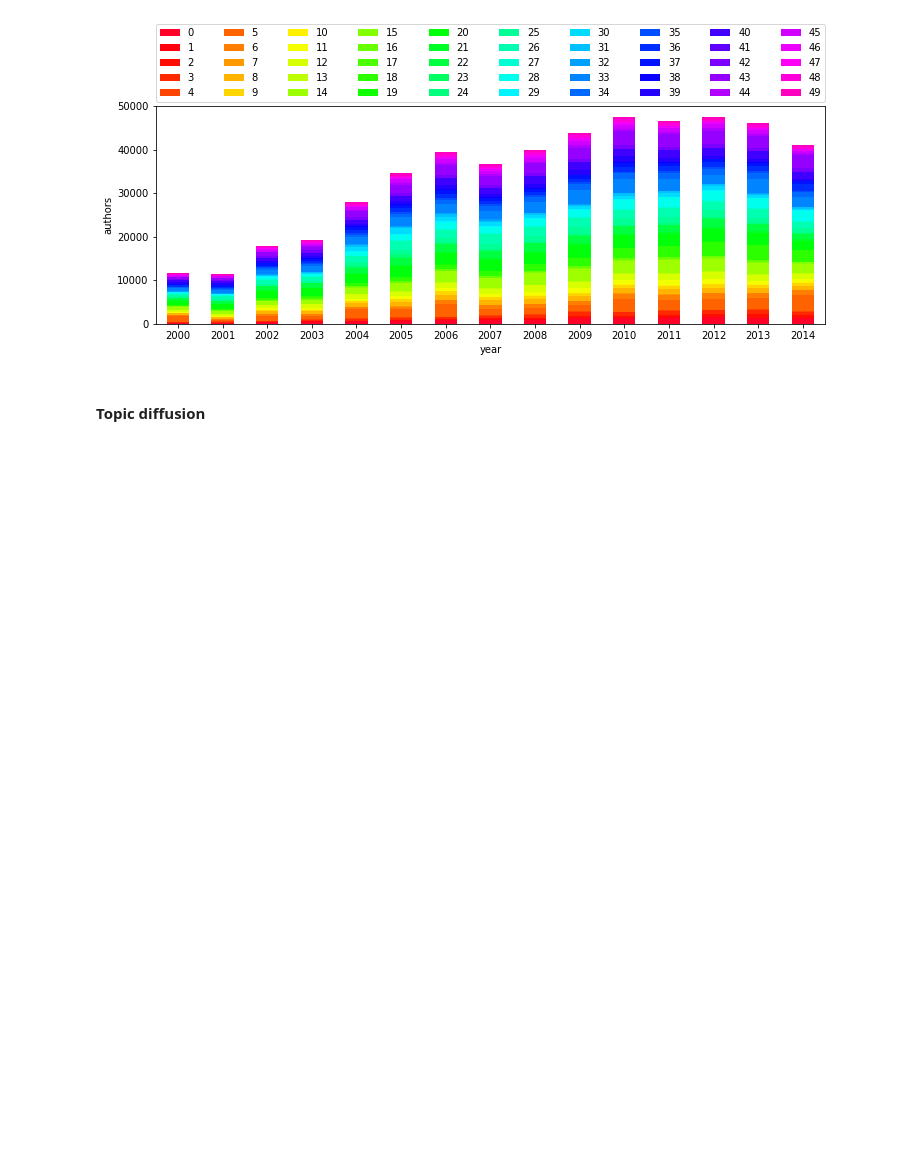
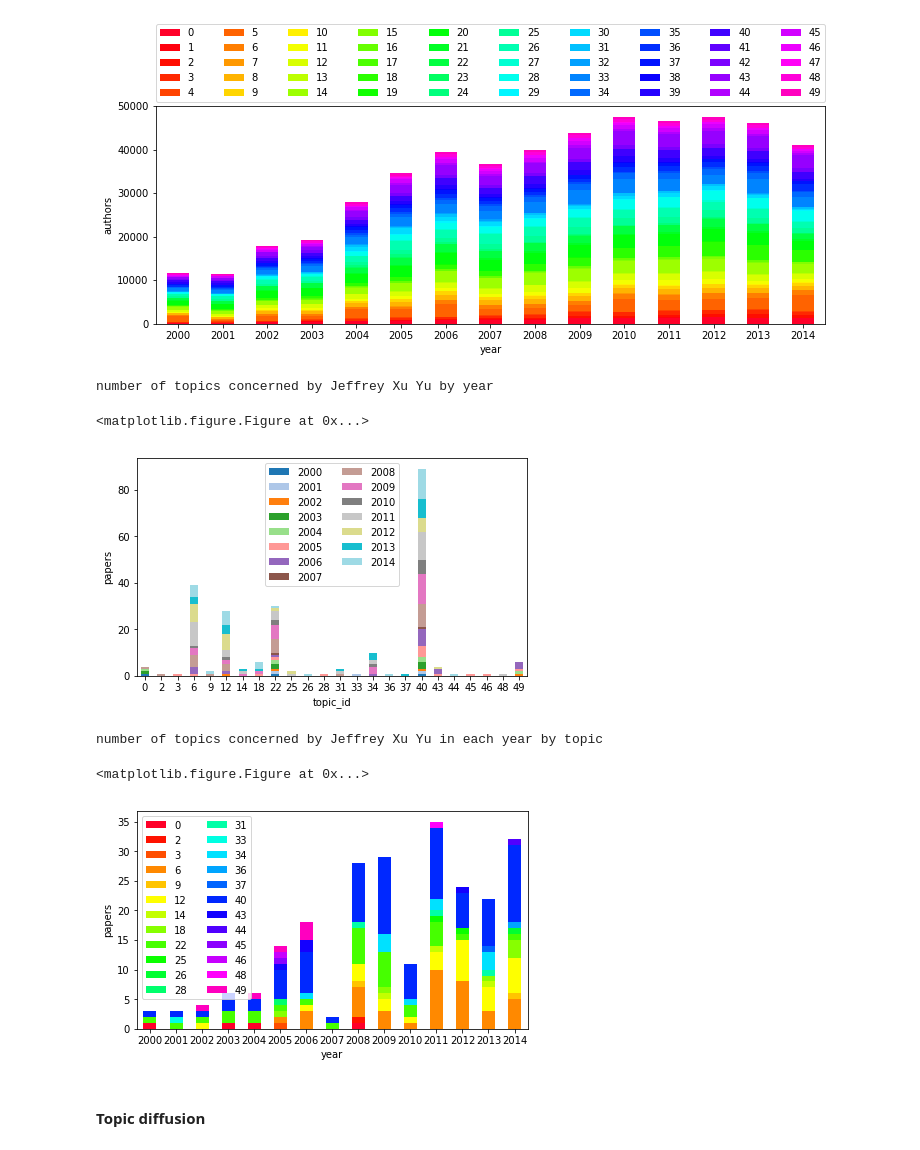
Before and after one commit to rupensa/tranet, a Jupyter notebook: notebook/TrAnET.ipynb, the cells around one changed output. Cells and saved outputs as stored; diff of their text form; code cells hidden in the pictures; blank space fills up the shorter version.

Commit message:
add plot on single author and mixed plots

```diff
--- a/notebook/TrAnET.ipynb
+++ b/notebook/TrAnET.ipynb
@@ -208,8 +207,8 @@ def get_authors():
     return res
 
 #plot dataframe of items <paper_id, author_name, year, topic_id> letting the authors to repeat in the count
-def plot_authors_overview(index, columns, cmap=plt.cm.Vega20):
-    t = authors_csv[authors_csv["topic_weight"] >= minimum_topic_weight].pivot_table(index=index, columns=columns, values='acm_id', aggfunc='count')
+def plot_authors_overview(index, column, cmap=plt.cm.Vega20):
+    t = authors_csv[authors_csv["topic_weight"] >= minimum_topic_weight].pivot_table(index=index, columns=column, values='acm_id', aggfunc='count')
     fig, ax = plt.subplots(1,1, figsize=(12,4))
     t.plot.bar(rot=0, stacked=True, ax=ax, cmap=cmap)
     plt.legend(bbox_to_anchor=(0., 1.02, 1., .102), loc=3, ncol=10, mode="expand", borderaxespad=0.)
@@ -219,8 +218,8 @@ def plot_authors_overview(index, columns, cmap=plt.cm.Vega20):
     return
 
 #plot dataframe of items <paper_id, author_name, year, topic_id> where the authors are not repeated in the count
-def plot_authors_norep_overview(index, columns, cmap=plt.cm.Vega20):
-    t = authors_csv[authors_csv["topic_weight"] >= minimum_topic_weight].groupby(["topic_id","year","author"]).count().reset_index().groupby(["topic_id","year"]).count().reset_index().pivot_table(index=index, columns=columns, values='acm_id', aggfunc='sum')
+def plot_authors_norep_overview(index, column, cmap=plt.cm.Vega20):
+    t = authors_csv[authors_csv["topic_weight"] >= minimum_topic_weight].groupby(["topic_id","year","author"]).count().reset_index().groupby(["topic_id","year"]).count().reset_index().pivot_table(index=index, columns=column, values='acm_id', aggfunc='sum')
     fig, ax = plt.subplots(1,1, figsize=(12,4))
     t.plot.bar(rot=0, stacked=True, ax=ax, cmap=cmap)
     plt.legend(bbox_to_anchor=(0., 1.02, 1., .102), loc=3, ncol=10, mode="expand", borderaxespad=0.)
@@ -228,6 +227,17 @@ def plot_authors_norep_overview(index, columns, cmap=plt.cm.Vega20):
     plt.show()
     plt.gcf().clear()
     return
+
+#plot number of topics concerned by an author
+def plot_author_overview(author, index, column, cmap=plt.cm.Vega20, weight=minimum_topic_weight):
+    t = authors_csv[(authors_csv["author"] == author) & (authors_csv["topic_weight"] >= weight)].pivot_table(index=index, columns=column, values='topic_weight', aggfunc='count')
+    fig, ax = plt.subplots(1,1, figsize=(7,4))
+    t.plot.bar(rot=0, stacked=True, ax=ax, cmap=cmap)
+    plt.legend(ncol=2)
+    plt.ylabel("papers")
+    plt.show()
+    plt.gcf().clear()
+    return
 # %%
 #get dataframe of items <paper_id, author_name, year, topic_id, topic_weight>
 authors_csv = get_authors()
@@ -257,6 +267,19 @@ Number of authors (without repetitions) concerning a topic by year
 Number of authors (without repetitions) publishing a paper in each year by topic
 <matplotlib.figure.Figure at 0x...>
 [figure]
+# %%
+print("number of topics concerned by Jeffrey Xu Yu by year")
+plot_author_overview("Jeffrey Xu Yu", 'topic_id', 'year')
+
+print("number of topics concerned by Jeffrey Xu Yu in each year by topic")
+plot_author_overview("Jeffrey Xu Yu", 'year', 'topic_id', cmap=plt.cm.gist_rainbow)
+# %% [output]
+number of topics concerned by Jeffrey Xu Yu by year
+<matplotlib.figure.Figure at 0x...>
+[figure, added]
+number of topics concerned by Jeffrey Xu Yu in each year by topic
+<matplotlib.figure.Figure at 0x...>
+[figure, added]
 # %% [markdown]
 #### Topic diffusion
 # %%
```
Also changed, not shown: parts of 3 cells of this notebook.
